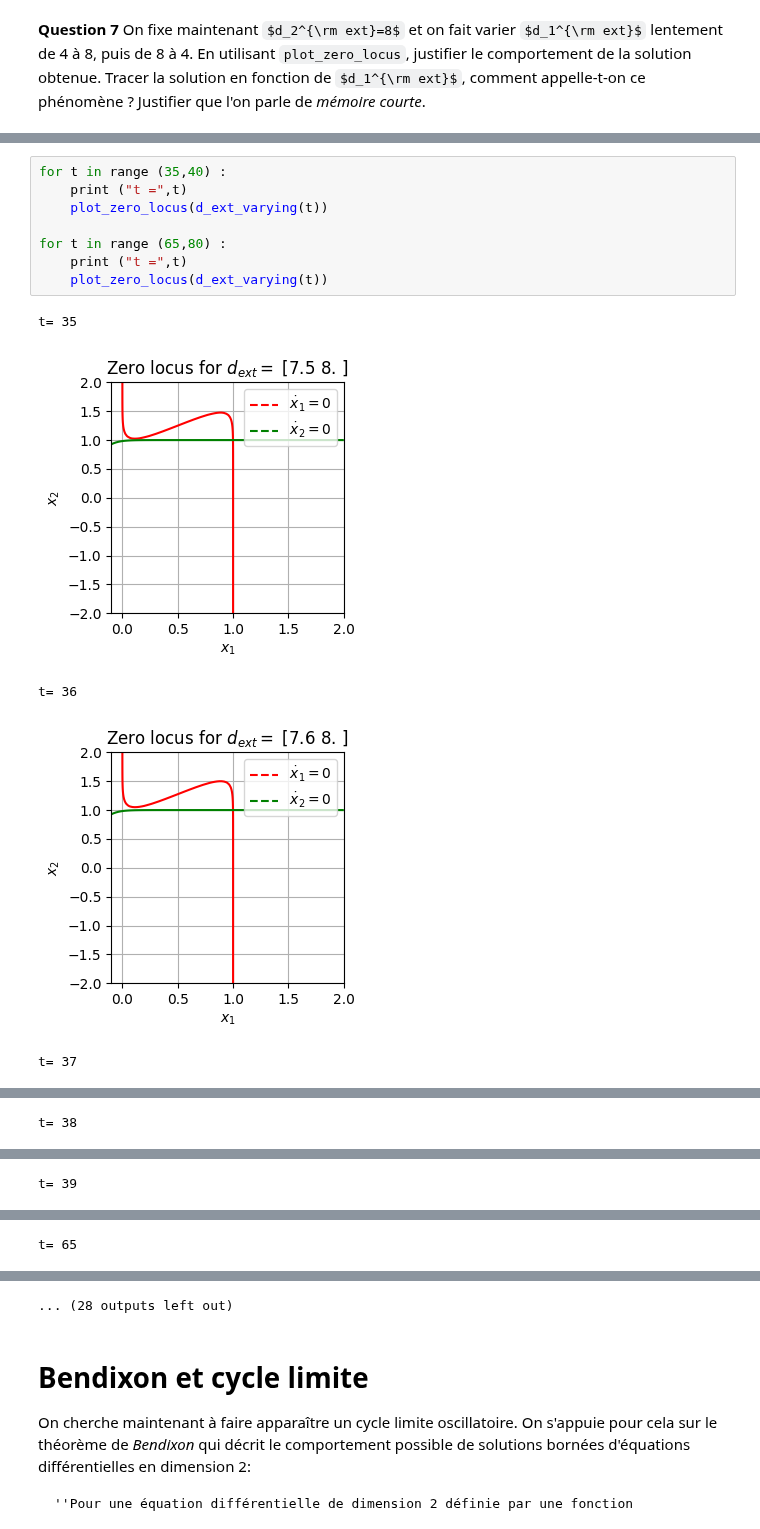
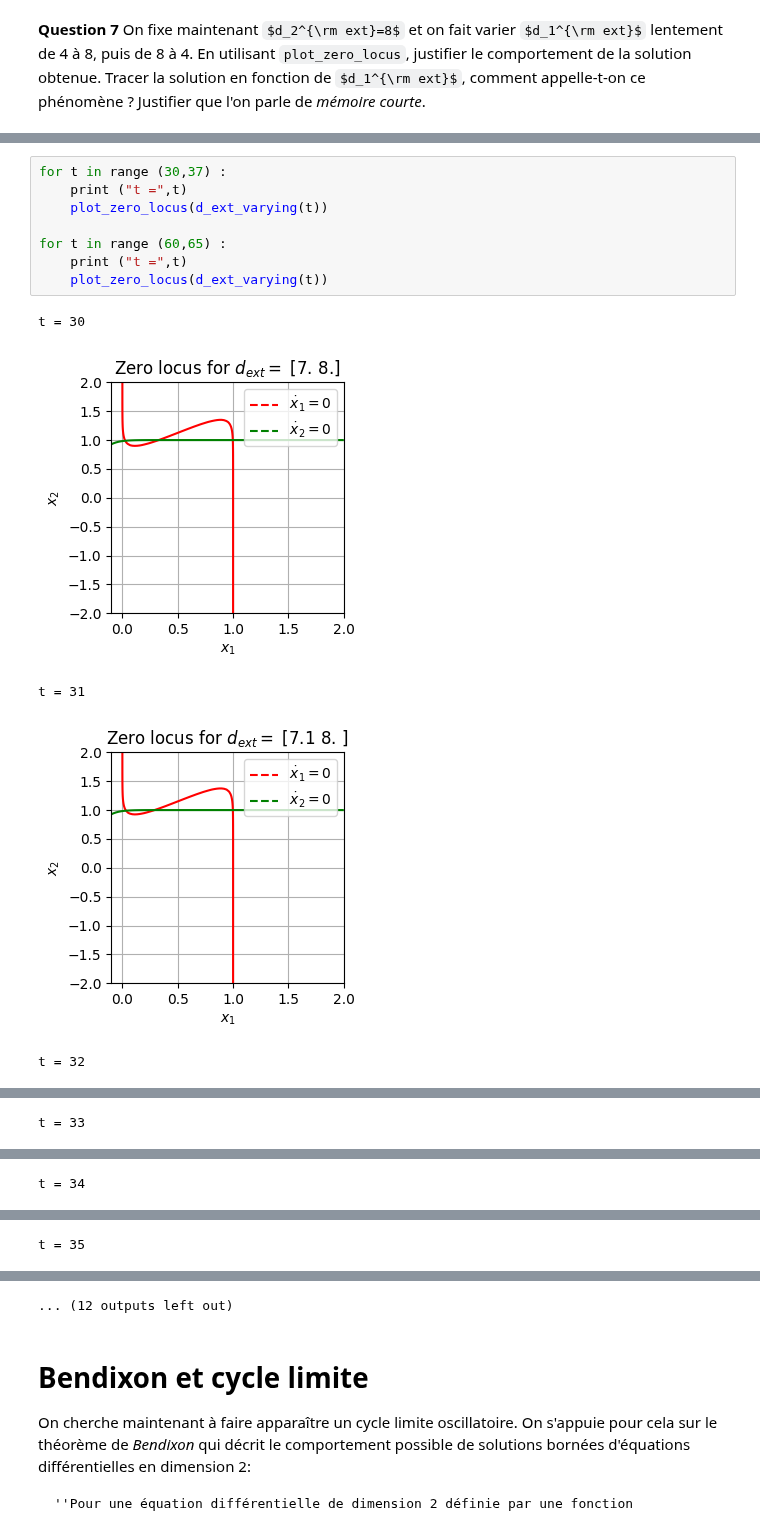
Before and after one commit to bonbonblond/Projet-info, a Jupyter notebook: Projet Equations Différentielles.ipynb, the cells around one changed output, grey strips where cells are left out. Drawn from its saved outputs; the diff is of its cells as text; some formulas as TeX source.

```diff
--- a/Projet Equations Différentielles.ipynb
+++ b/Projet Equations Différentielles.ipynb
@@ -296,14 +310,14 @@ Le tracé de $x$ en fonction de $d_1^{ext}$ fait apparaître un cycle d'hystér
 # %%
-for t in range (35,40) :
+for t in range (30,37) :
     print ("t =",t)
     plot_zero_locus(d_ext_varying(t))
 
-for t in range (65,80) :
+for t in range (60,65) :
     print ("t =",t)
     plot_zero_locus(d_ext_varying(t))
 # %% [output]
-t= 35
+t = 30
-[figure, old version]
+[figure, new version]
-t= 36
+t = 31
-[figure, old version]
+[figure, new version]
-t= 37
+t = 32
@@ -311 +325 @@ t= 37
-t= 38
+t = 33
@@ -313 +327 @@ t= 38
-t= 39
+t = 34
@@ -315 +329 @@ t= 39
-t= 65
+t = 35
@@ -317,4 +331,4 @@ t= 65
-... (28 outputs left out)
+... (12 outputs left out)
 # %% [markdown]
 Bendixon et cycle limite
 ============================
```
Also changed, not shown: parts of 5 cells of this notebook.
